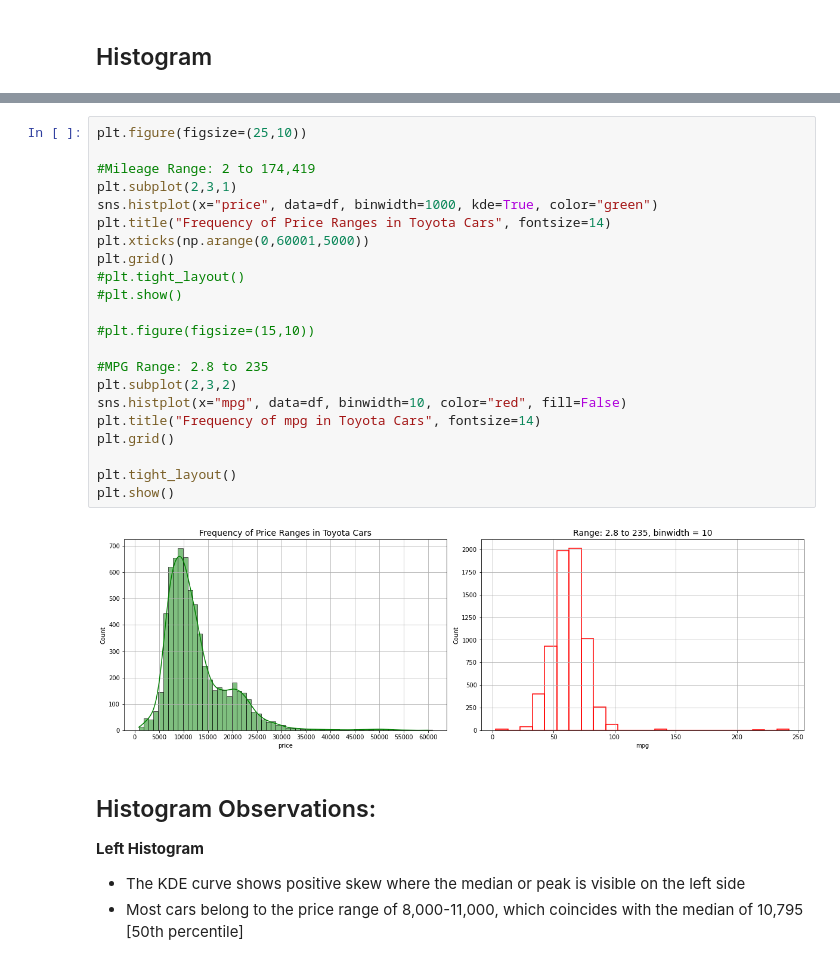
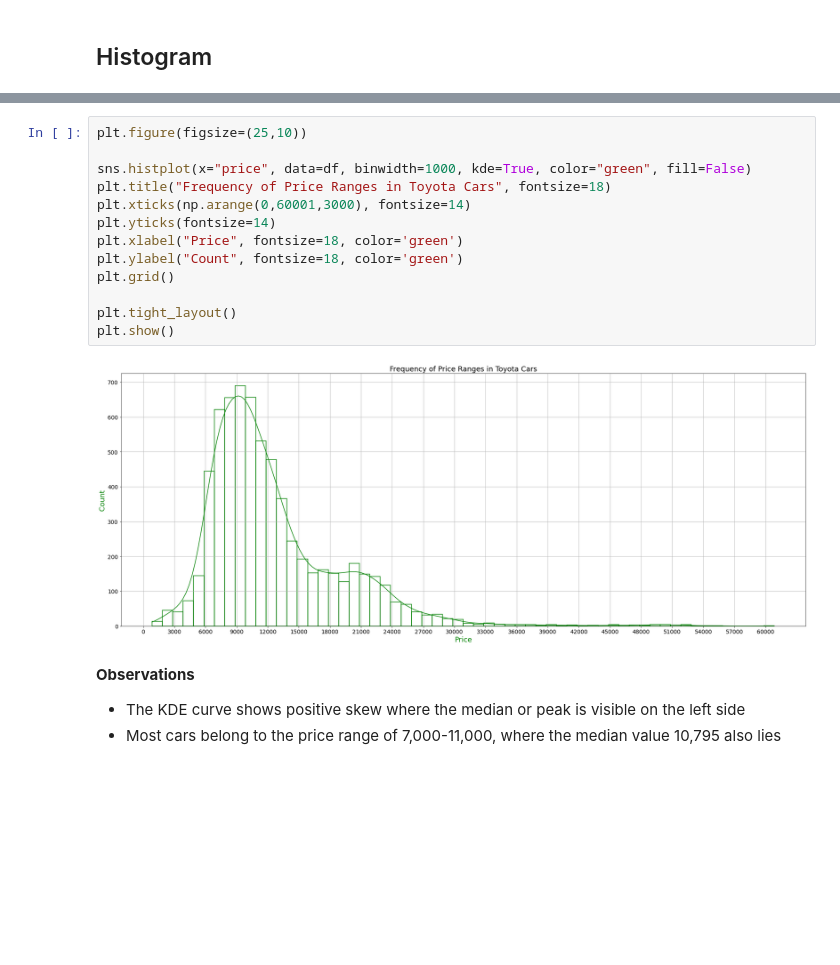
Before and after one commit to SamaSamrin/Toyota-Cars-EDA, a Jupyter notebook: TOYOTA_car_analysis.ipynb, the cells around one changed output, grey strips where cells are left out. Saved outputs shown, nothing was run; the diff lists cells and outputs as text; blank space fills up the shorter version.

```diff
--- a/TOYOTA_car_analysis.ipynb
+++ b/TOYOTA_car_analysis.ipynb
@@ -167,30 +168,20 @@ display(df.describe())
 # %%
 plt.figure(figsize=(25,10))
 
-#Mileage Range: 2 to 174,419
-plt.subplot(2,3,1)
-sns.histplot(x="price", data=df, binwidth=1000, kde=True, color="green")
-plt.title("Frequency of Price Ranges in Toyota Cars", fontsize=14)
-plt.xticks(np.arange(0,60001,5000))
-plt.grid()
-#plt.tight_layout()
-#plt.show()
-
-#plt.figure(figsize=(15,10))
-
-#MPG Range: 2.8 to 235
-plt.subplot(2,3,2)
-sns.histplot(x="mpg", data=df, binwidth=10, color="red", fill=False)
-plt.title("Frequency of mpg in Toyota Cars", fontsize=14)
+sns.histplot(x="price", data=df, binwidth=1000, kde=True, color="green", fill=False)
+plt.title("Frequency of Price Ranges in Toyota Cars", fontsize=18)
+plt.xticks(np.arange(0,60001,3000), fontsize=14)
+plt.yticks(fontsize=14)
+plt.xlabel("Price", fontsize=18, color='green')
+plt.ylabel("Count", fontsize=18, color='green')
 plt.grid()
 
 plt.tight_layout()
 plt.show()
 # %% [output]
-[figure, old version]
+[figure, new version]
 # %% [markdown]
-## Histogram Observations:
+**Observations**
 
-**Left Histogram**
 - The KDE curve shows positive skew where the median or peak is visible on the left side
-- Most cars belong to the price range of 8,000-11,000, which coincides with the median of 10,795 [50th percentile]
+- Most cars belong to the price range of 7,000-11,000, where the median value 10,795 also lies
```
Also changed, not shown: parts of 7 cells of this notebook.
